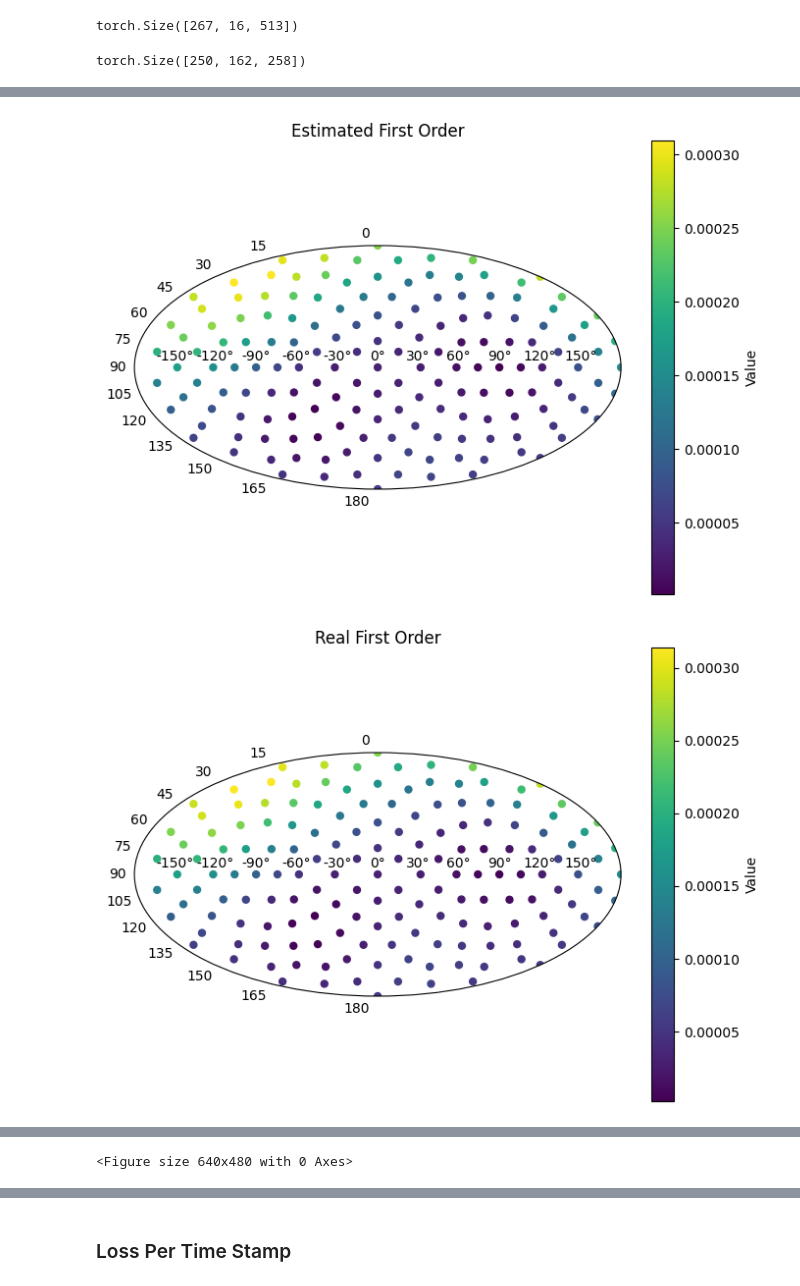
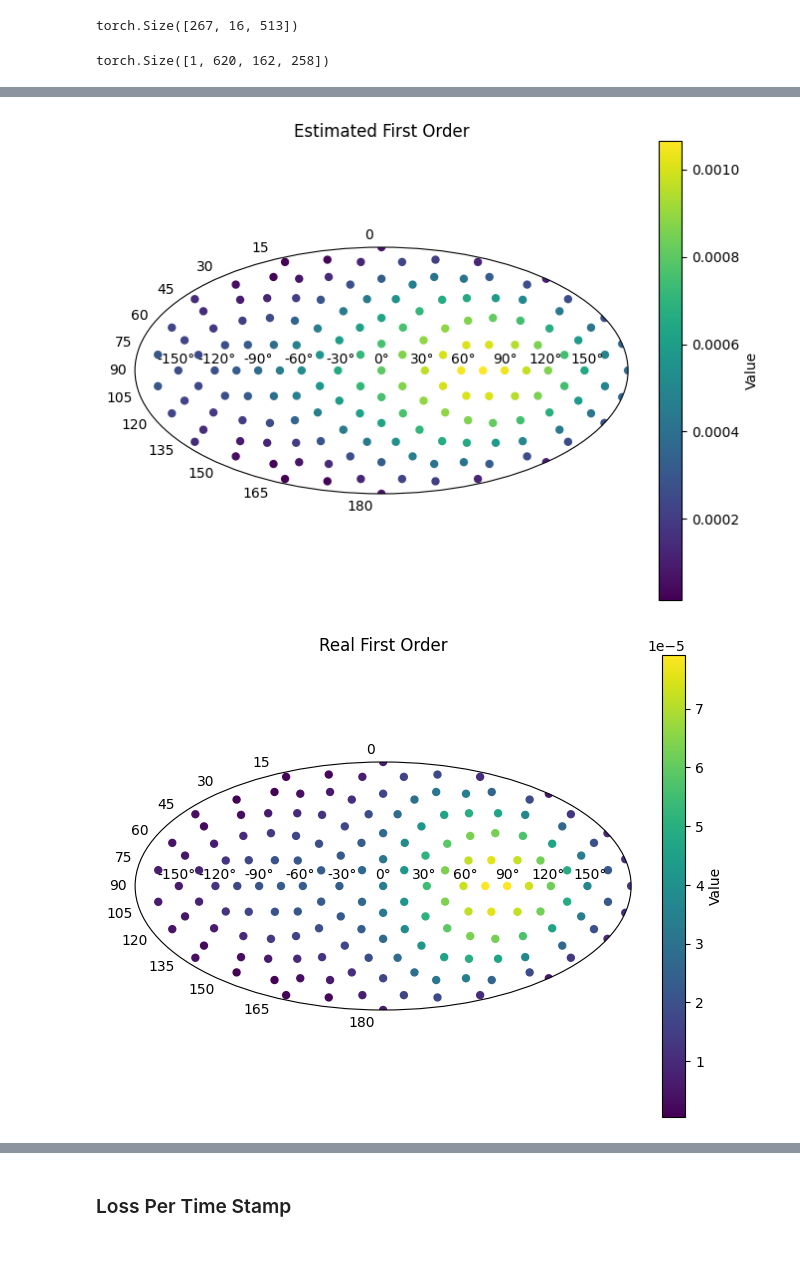
Before and after one commit to Amitmils/AmbisonicUpscaling, a Jupyter notebook: run_script_v2.ipynb, the cells around one changed output, grey strips where cells are left out. Cells and saved outputs as stored; diff of their text form; code cells hidden in the pictures; blank space fills up the shorter version.

```diff
--- a/run_script_v2.ipynb
+++ b/run_script_v2.ipynb
@@ -178,7 +197,7 @@ signals = [
 # %% [markdown]
 ### Encode/Load Sound Field
 # %%
-ENCODE = False
+ENCODE = True
 grid =  POINTS_162# POINTS_162 LEBEDEV
 
 load_data_path = r"C:\Users\amitmils\Documents\Repo\ACL_General\reverb_anm_t_data.mat"
@@ -367,13 +386,14 @@ if True:
     )
 
     start = time.time()
-    mus = [1e-3]
+    mus = [1e-2]
     ros = [1e-3]
     Ts = [10]
     with torch.no_grad():
         for mu in mus:
             for ro in ros:
                 for T in Ts:
+                    print(f"Mu: {mu} Ro: {ro} T: {T}")
                     opt = optimizer(
                         Y_p_complex,
                         alpha=0.1,
@@ -390,13 +410,13 @@ if True:
                         hyper_parameters= 'classic'
                     )
 
-                    opt.init(stft_anmt = anm_f_input_order,gt_stft_anmt = anm_f_output_order,mask = mask)
+                    opt.batch_preprocess(stft_anmt = anm_f_input_order.unsqueeze(0),gt_stft_anmt = anm_f_output_order.unsqueeze(0),mask = mask)
                     for iter in tqdm(range(opt.num_iters)):
                         s_stft_dict = opt(iter,log_losses_per_iter = LOG_N_PLOT)
                     if LOG_N_PLOT:
                         opt.plot_losses_per_iter()
 
-                    s_stft_dict = opt.get_st() #reexpands if we use a mask
+                    s_stft_dict,_ = opt.get_current_state() #reexpands if we use a mask
                     upscaled_loss = opt.upscaled_loss()
 
 
@@ -408,14 +428,17 @@ if True:
 
 s_stft_dict_complex = torch.complex(
     s_stft_dict[..., : s_stft_dict.shape[-1] // 2],
-    s_stft_dict[..., s_stft_dict.shape[-1] // 2 :],
+    s_stft_dict[..., s_stft_dict.shape[-1] // 2:],
 )
+s_stft_dict_complex = s_stft_dict_complex.transpose(1,-2).reshape(1,sound_field.num_grid_points,n_fft//2+1,-1).permute(0,3,1,2)
+s_stft_dict = torch.cat((s_stft_dict_complex.real,s_stft_dict_complex.imag),dim=-1)
+
 Y_p_complex = utils.create_sh_matrix(
     input_order, zen=sound_field.P_th, azi=sound_field.P_ph, type="complex"
 )
 
 real_first_order_proj = (torch.abs(Y_p_complex @ anm_f_input_order) ** 2).sum(dim=-1)
-est_anm_f_first_order = Y_p_complex.cpu().t().conj() @ s_stft_dict_complex.cpu()
+est_anm_f_first_order = Y_p_complex.cpu().t().conj() @ s_stft_dict_complex.cpu()[0]
 est_first_order_proj = (torch.abs(Y_p_complex @ est_anm_f_first_order) ** 2).sum(-1)
 
 
@@ -427,7 +450,7 @@ real_output_order_proj = (
 ).sum(dim=-1)
 est_anm_f_third_order = (
     Y_p_complex_output_order.cpu().t().conj() @ s_stft_dict_complex.cpu()
-)
+)[0]
 est_third_order_proj = (
     torch.abs(Y_p_complex_output_order @ est_anm_f_third_order) ** 2
 ).sum(-1)
@@ -442,4 +465,0 @@ Time: 18.596075534820557
-# %%
-sound_field.sparse_stft_dict = sound_field.sparse_stft_dict * 0
-aa = Y_p_complex[mask,:].cuda() @ anm_f_input_order.cuda()
-sound_field.sparse_stft_dict[:,mask,:] = s_stft_dict[:,mask,:] =  torch.cat((aa.real,aa.imag),dim=-1)
@@ -445,0 +470,4 @@ sound_field.sparse_stft_dict[:,mask,:] = s_stft_dict[:,mask,:] =  torch.cat((aa.
+# %%
+real_first_order_proj = (torch.abs(Y_p_complex @ anm_f_input_order) ** 2).sum(dim=-1)
+est_anm_f_first_order = Y_p_complex.cpu().t().conj() @ s_stft_dict_complex.cpu()
+est_first_order_proj = (torch.abs(Y_p_complex @ est_anm_f_first_order) ** 2).sum(-1)
@@ -552,9 +585,9 @@ est_anm_f_third_order.shape
 torch.Size([267, 16, 513])
 # %%
 index = 0
-window= 50
+window= 0
 
-sound_field.plot_sparse_dict(s_stft_dict[window].sum(-1,keepdim=True), sample_idx=index)
+sound_field.plot_sparse_dict(s_stft_dict[0][window].sum(-1,keepdim=True), sample_idx=index)
 utils.plot_on_2D(
             azi=sound_field.P_ph,
             zen=sound_field.P_th,
@@ -593,4 +626,4 @@ try:
 except:
     pass
 # %% [output]
-torch.Size([250, 162, 258])
+torch.Size([1, 620, 162, 258])
@@ -598,2 +631,2 @@ torch.Size([250, 162, 258])
-[figure, old version]
+[figure, new version]
-[figure, old version]
+[figure, new version]
@@ -602 +634,0 @@ torch.Size([250, 162, 258])
-<Figure size 640x480 with 0 Axes>
```
Also changed, not shown: parts of 15 cells of this notebook.
